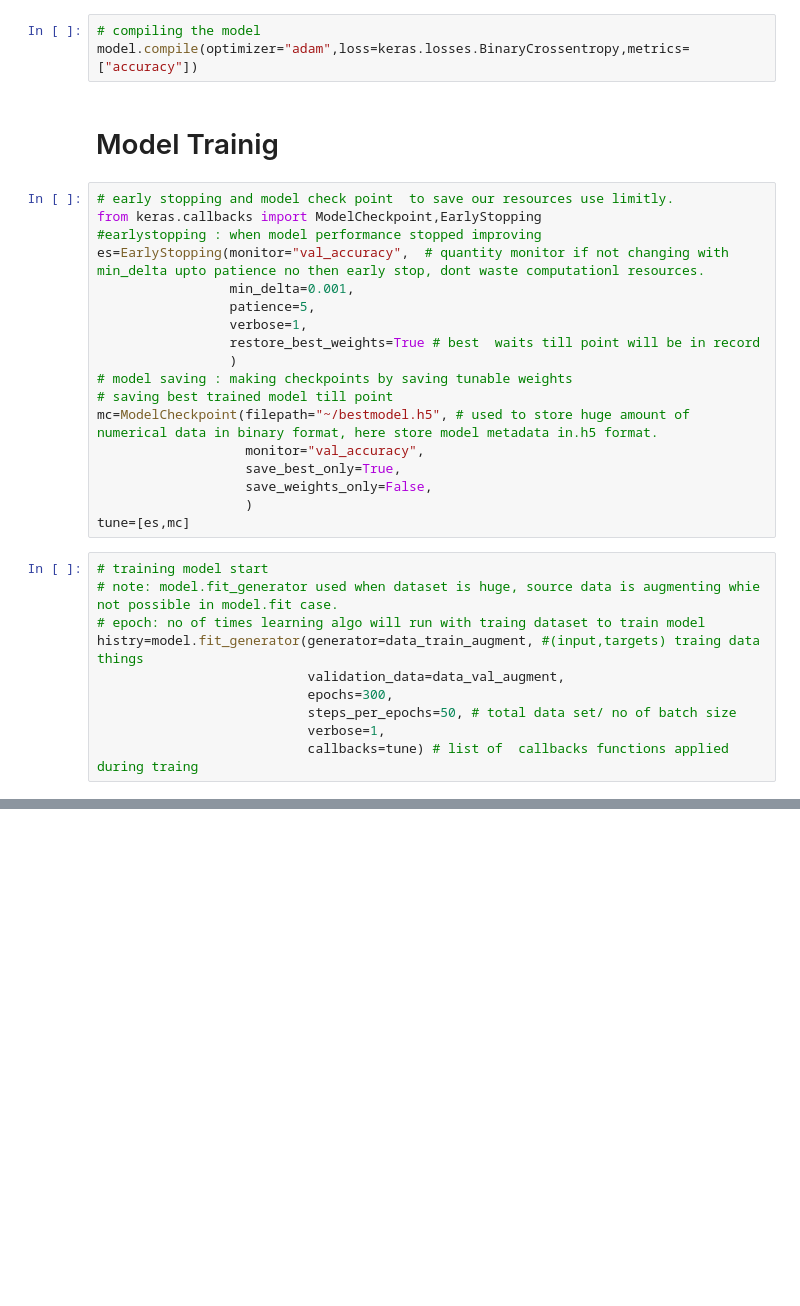
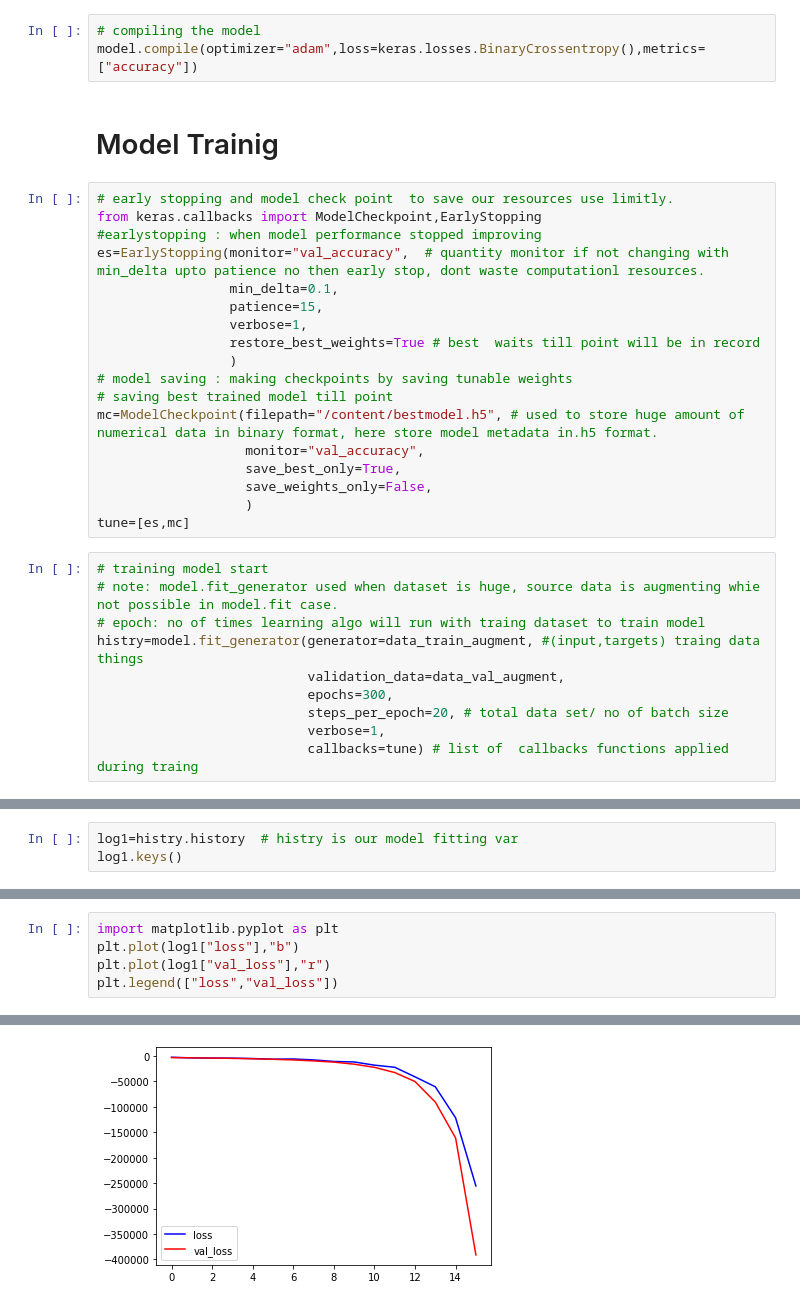
Before and after one commit to adarshnitt/Deep-Learning-Models, a Jupyter notebook: Potatao_Disease_Classification.ipynb, the cells around one changed output, grey strips where cells are left out. Drawn from its saved outputs; the diff is of its cells as text; blank space fills up the shorter version.

```diff
--- a/Potatao_Disease_Classification.ipynb
+++ b/Potatao_Disease_Classification.ipynb
@@ -211,7 +264,7 @@ Non-trainable params: 0
 _________________________________________________________________
 # %%
 # compiling the model
-model.compile(optimizer="adam",loss=keras.losses.BinaryCrossentropy,metrics=["accuracy"])
+model.compile(optimizer="adam",loss=keras.losses.BinaryCrossentropy(),metrics=["accuracy"])
 # %% [markdown]
 <h1> Model Trainig </h1>
 # %%
@@ -219,14 +272,14 @@ model.compile(optimizer="adam",loss=keras.losses.BinaryCrossentropy,metrics=["ac
 from keras.callbacks import ModelCheckpoint,EarlyStopping
 #earlystopping : when model performance stopped improving
 es=EarlyStopping(monitor="val_accuracy",  # quantity monitor if not changing with min_delta upto patience no then early stop, dont waste computationl resources.
-                 min_delta=0.001,
-                 patience=5,
+                 min_delta=0.1,
+                 patience=15,
                  verbose=1,
                  restore_best_weights=True # best  waits till point will be in record
                  )
 # model saving : making checkpoints by saving tunable weights
 # saving best trained model till point
-mc=ModelCheckpoint(filepath="~/bestmodel.h5", # used to store huge amount of numerical data in binary format, here store model metadata in.h5 format.
+mc=ModelCheckpoint(filepath="/content/bestmodel.h5", # used to store huge amount of numerical data in binary format, here store model metadata in.h5 format.
                    monitor="val_accuracy",
                    save_best_only=True,
                    save_weights_only=False,
@@ -239,7 +292,7 @@ tune=[es,mc]
 histry=model.fit_generator(generator=data_train_augment, #(input,targets) traing data things
                            validation_data=data_val_augment,
                            epochs=300,
-                           steps_per_epochs=50, # total data set/ no of batch size
+                           steps_per_epoch=20, # total data set/ no of batch size
                            verbose=1,
                            callbacks=tune) # list of  callbacks functions applied during traing
 # %% [output]
@@ -246,0 +318,3 @@ NameError: ignored
+# %%
+log1=histry.history  # histry is our model fitting var
+log1.keys()
@@ -246,0 +342,6 @@ NameError: ignored
+# %%
+import matplotlib.pyplot as plt
+plt.plot(log1["loss"],"b")
+plt.plot(log1["val_loss"],"r")
+plt.legend(["loss","val_loss"])
+# %% [output]
@@ -246,0 +349 @@ NameError: ignored
+[figure, added]
```
Also changed, not shown: parts of 34 cells of this notebook.
